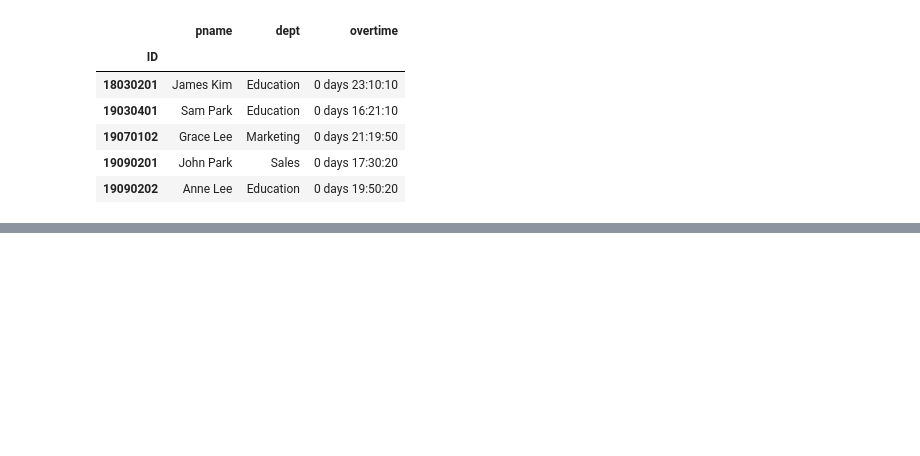
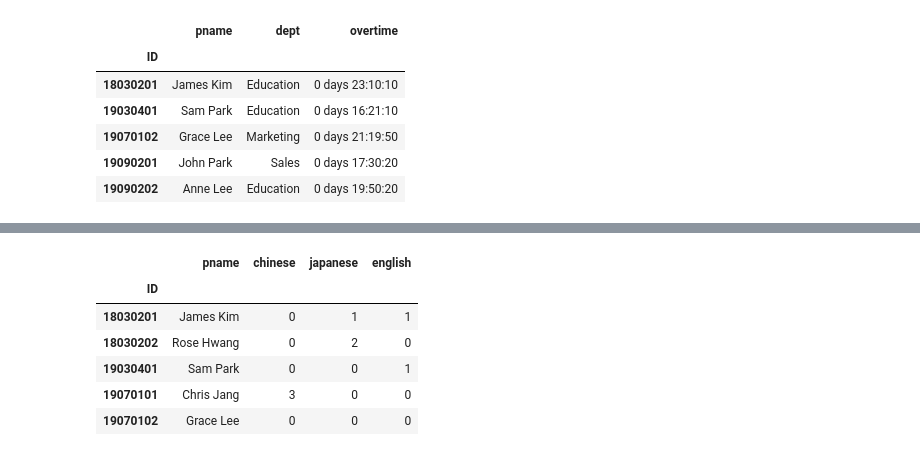
Before and after one commit to steve-park/data-engineering, a Jupyter notebook: pandas-숙제.ipynb, the cells around one changed output, grey strips where cells are left out. Drawn from its saved outputs; the diff is of its cells as text; code cells hidden in the pictures; blank space fills up the shorter version.

```diff
--- a/pandas-숙제.ipynb
+++ b/pandas-숙제.ipynb
@@ -492,0 +526,9 @@ df.loc[(df.overtime.dt.seconds // 3600) >= 16,
+# %%
+import shelve
+
+# easySample에서 'sample3'을 key로 하는 객체(DataFrame)를 가져와 df라는 이름을 지정한다
+mysample = shelve.open("./data/mysample")
+df = mysample['sample3']
+
+# df에서 상위 5개 행을 출력한다
+df.head(5)
@@ -492,0 +543,17 @@ df.loc[(df.overtime.dt.seconds // 3600) >= 16,
+# %%
+# df의 columns 중에서 'pname', 'chinese', 'japanese', 'english'만 사용하는 df를 생성한다
+df = df[['pname', 'chinese', 'japanese', 'english']]
+# %%
+# index를 기준으로 오름차순 정렬한다
+df = df.sort_index()
+# %%
+# df에서 상위 5개 행을 출력한다
+df.head(5)
+# %% [output]
+|  | pname | chinese | japanese | english |
+| ID |  |  |  |  |
+| 18030201 | James Kim | 0 | 1 | 1 |
+| 18030202 | Rose Hwang | 0 | 2 | 0 |
+| 19030401 | Sam Park | 0 | 0 | 1 |
+| 19070101 | Chris Jang | 3 | 0 | 0 |
+| 19070102 | Grace Lee | 0 | 0 | 0 |
```
Also changed, not shown: parts of 10 cells of this notebook, 1 other file.
